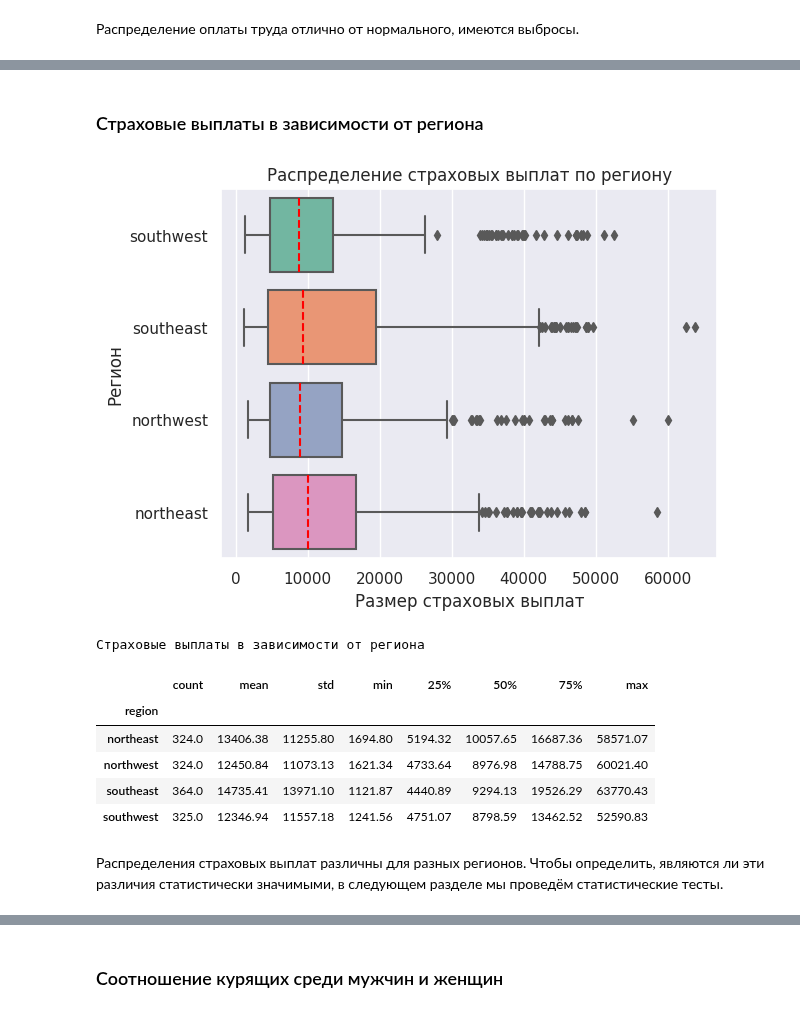
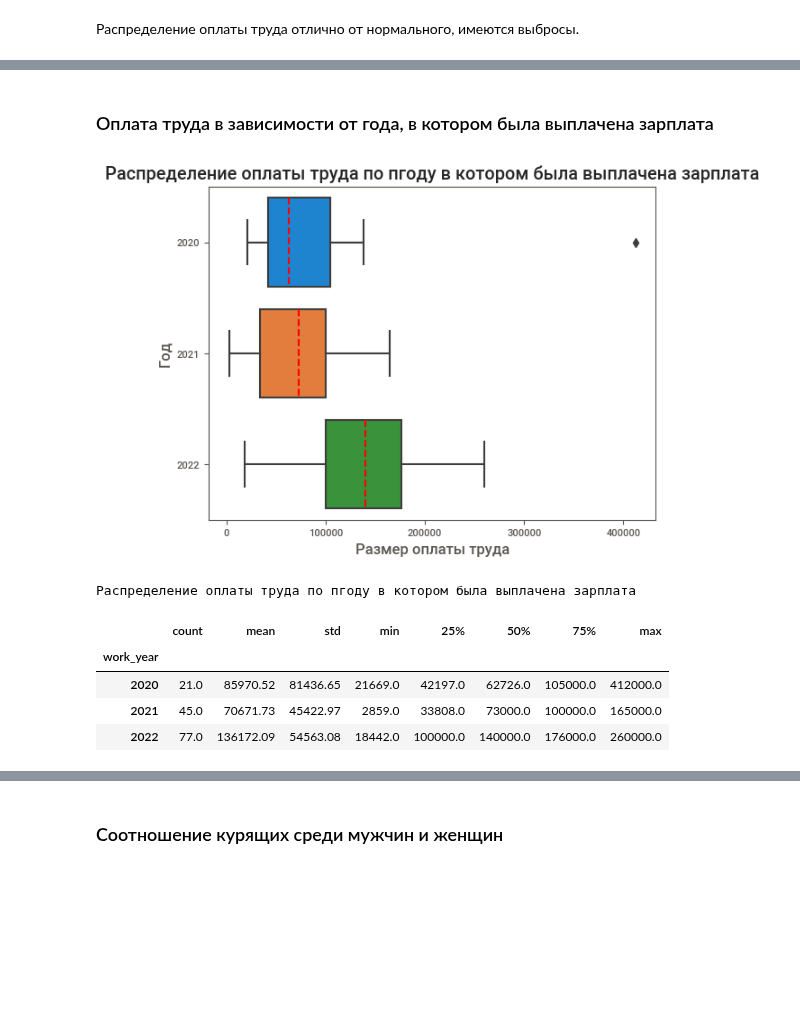
Before and after one commit to DenisMaltsev76/DM_76, a Jupyter notebook: Skillfactory/EDA-4.Практика/asset-v1_SkillFactory+DST-3.0+28FEB2021+type@asset+block@EDA_4_Статистические_тесты_Практика.ipynb, the cells around one changed output, grey strips where cells are left out. Saved outputs shown, nothing was run; the diff lists cells and outputs as text; code cells hidden in the pictures; blank space fills up the shorter version.

```diff
--- a/Skillfactory/EDA-4.Практика/asset-v1_SkillFactory+DST-3.0+28FEB2021+type@asset+block@EDA_4_Статистические_тесты_Практика.ipynb
+++ b/Skillfactory/EDA-4.Практика/asset-v1_SkillFactory+DST-3.0+28FEB2021+type@asset+block@EDA_4_Статистические_тесты_Практика.ipynb
@@ -242,23 +202,20 @@ data_agg
-# %% [markdown]
-### Страховые выплаты в зависимости от региона
-# %%
-ax = sns.boxplot(data, x='charges', y='region', orient='h', medianprops={"color": "red", "linestyle": '--'})
-ax.set(xlabel='Размер страховых выплат', ylabel='Регион')
-plt.title('Распределение страховых выплат по региону')
-plt.show()
-# %% [output]
-[figure, removed]
-# %%
-data_agg = data.groupby('region')['charges'].describe().round(2)
-print('Страховые выплаты в зависимости от региона')
-data_agg
-# %% [output]
-Страховые выплаты в зависимости от региона
-|  | count | mean | std | min | 25% | 50% | 75% | max |
-| region |  |  |  |  |  |  |  |  |
-| northeast | 324.0 | 13406.38 | 11255.80 | 1694.80 | 5194.32 | 10057.65 | 16687.36 | 58571.07 |
-| northwest | 324.0 | 12450.84 | 11073.13 | 1621.34 | 4733.64 | 8976.98 | 14788.75 | 60021.40 |
-| southeast | 364.0 | 14735.41 | 13971.10 | 1121.87 | 4440.89 | 9294.13 | 19526.29 | 63770.43 |
-| southwest | 325.0 | 12346.94 | 11557.18 | 1241.56 | 4751.07 | 8798.59 | 13462.52 | 52590.83 |
-# %% [markdown]
-Распределения страховых выплат различны для разных регионов. Чтобы определить, являются ли эти различия статистически значимыми, в следующем разделе мы проведём статистические тесты.
+# %% [markdown]
+### Оплата труда в зависимости от года, в котором была выплачена зарплата
+# %%
+ax = sns.boxplot(filtered_data, x='salary_in_usd', y='work_year', orient='h', medianprops={"color": "red", "linestyle": '--'})
+ax.set(xlabel='Размер оплаты труда', ylabel='Год')
+plt.title('Распределение оплаты труда по пгоду в котором была выплачена зарплата')
+plt.show()
+# %% [output]
+[figure, added]
+# %%
+data_agg = filtered_data.groupby('work_year')['salary_in_usd'].describe().round(2)
+print('Распределение оплаты труда по пгоду в котором была выплачена зарплата')
+data_agg
+# %% [output]
+Распределение оплаты труда по пгоду в котором была выплачена зарплата
+|  | count | mean | std | min | 25% | 50% | 75% | max |
+| work_year |  |  |  |  |  |  |  |  |
+| 2020 | 21.0 | 85970.52 | 81436.65 | 21669.0 | 42197.0 | 62726.0 | 105000.0 | 412000.0 |
+| 2021 | 45.0 | 70671.73 | 45422.97 | 2859.0 | 33808.0 | 73000.0 | 100000.0 | 165000.0 |
+| 2022 | 77.0 | 136172.09 | 54563.08 | 18442.0 | 100000.0 | 140000.0 | 176000.0 | 260000.0 |
```
Also changed, not shown: parts of 38 cells of this notebook.
